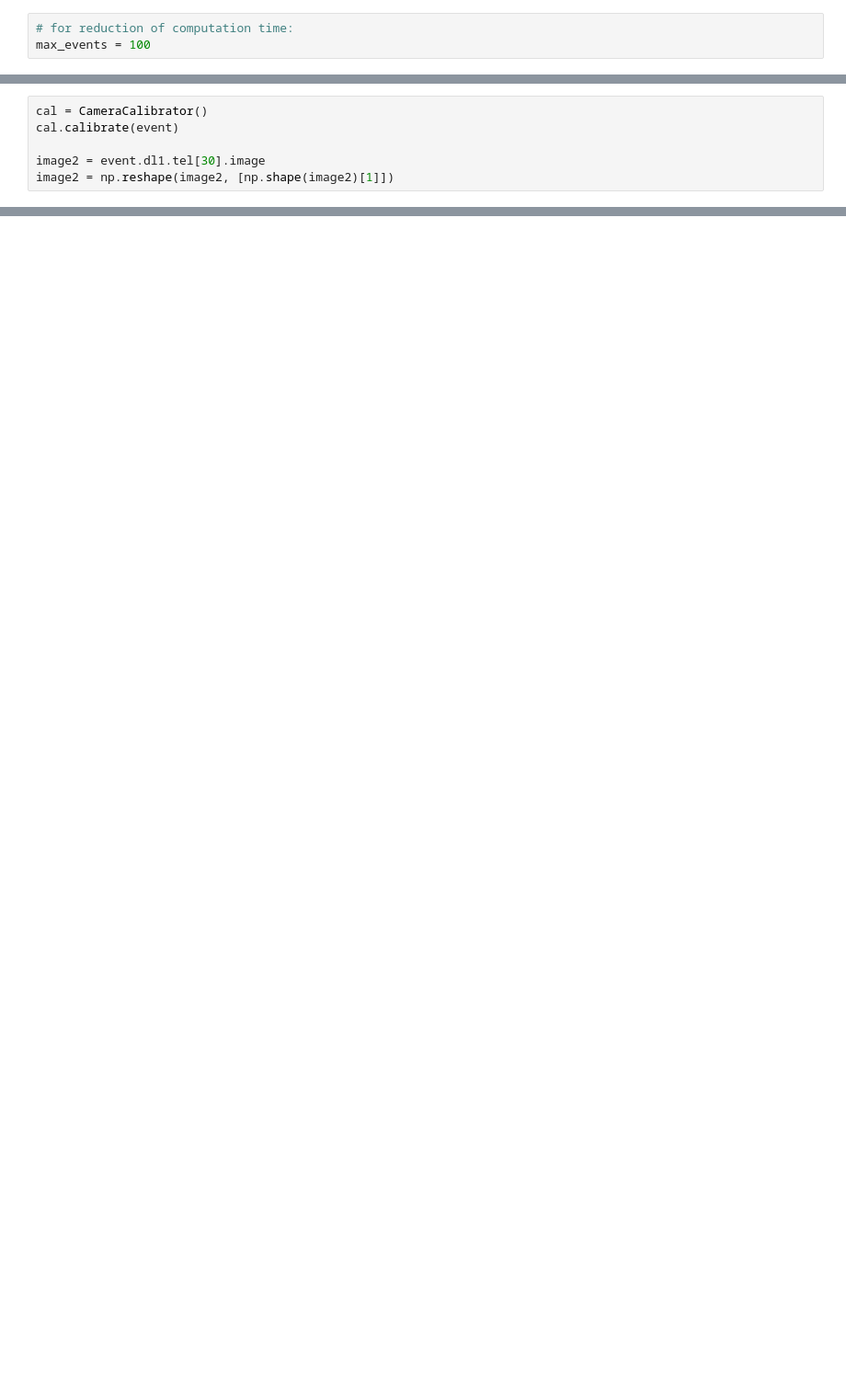
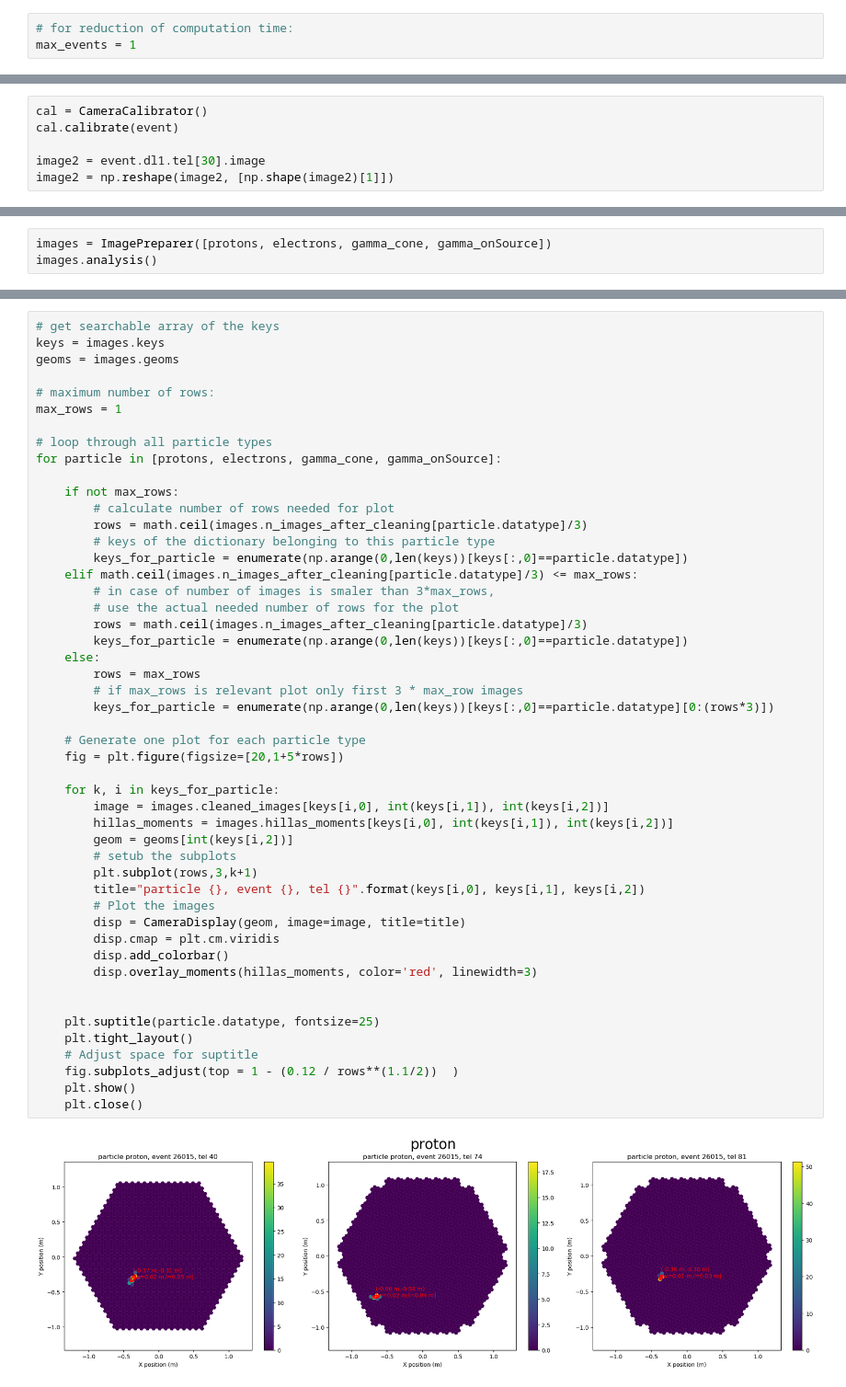
Before and after one commit to mireianievas/konsta_cta, a Jupyter notebook: Notebooks/analysis_ctapipe.ipynb, the cells around one changed output, grey strips where cells are left out. Shown at 92% size. Cells and saved outputs as stored; diff of their text form; blank space fills up the shorter version.

Commit message:
Image cleaning and parameterization

```diff
--- a/Notebooks/analysis_ctapipe.ipynb
+++ b/Notebooks/analysis_ctapipe.ipynb
@@ -1,6 +1,6 @@
 # %%
 # for reduction of computation time:
-max_events = 100
+max_events = 1
 # %%
 %load_ext autoreload
 %autoreload 2
@@ -139,0 +186,3 @@ plt.tight_layout()
+# %%
+images = ImagePreparer([protons, electrons, gamma_cone, gamma_onSource])
+images.analysis()
@@ -139,0 +196,51 @@ plt.tight_layout()
+# %%
+# get searchable array of the keys
+keys = images.keys
+geoms = images.geoms
+
+# maximum number of rows:
+max_rows = 1
+
+# loop through all particle types
+for particle in [protons, electrons, gamma_cone, gamma_onSource]:
+
+    if not max_rows:
+        # calculate number of rows needed for plot
+        rows = math.ceil(images.n_images_after_cleaning[particle.datatype]/3)
+        # keys of the dictionary belonging to this particle type
+        keys_for_particle = enumerate(np.arange(0,len(keys))[keys[:,0]==particle.datatype])
+    elif math.ceil(images.n_images_after_cleaning[particle.datatype]/3) <= max_rows:
+        # in case of number of images is smaler than 3*max_rows,
+        # use the actual needed number of rows for the plot
+        rows = math.ceil(images.n_images_after_cleaning[particle.datatype]/3)
+        keys_for_particle = enumerate(np.arange(0,len(keys))[keys[:,0]==particle.datatype])
+    else:
+        rows = max_rows
+        # if max_rows is relevant plot only first 3 * max_row images
+        keys_for_particle = enumerate(np.arange(0,len(keys))[keys[:,0]==particle.datatype][0:(rows*3)])
+
+    # Generate one plot for each particle type
+    fig = plt.figure(figsize=[20,1+5*rows])
+
+    for k, i in keys_for_particle:
+        image = images.cleaned_images[keys[i,0], int(keys[i,1]), int(keys[i,2])]
+        hillas_moments = images.hillas_moments[keys[i,0], int(keys[i,1]), int(keys[i,2])]
+        geom = geoms[int(keys[i,2])]
+        # setub the subplots
+        plt.subplot(rows,3,k+1)
+        title="particle {}, event {}, tel {}".format(keys[i,0], keys[i,1], keys[i,2])
+        # Plot the images
+        disp = CameraDisplay(geom, image=image, title=title)
+        disp.cmap = plt.cm.viridis
+        disp.add_colorbar()
+        disp.overlay_moments(hillas_moments, color='red', linewidth=3)
+
+
+    plt.suptitle(particle.datatype, fontsize=25)
+    plt.tight_layout()
+    # Adjust space for suptitle
+    fig.subplots_adjust(top = 1 - (0.12 / rows**(1.1/2))  )
+    plt.show()
+    plt.close()
+# %% [output]
+[figure, added]
```
Also changed, not shown: parts of 16 cells of this notebook, 3 other files.
